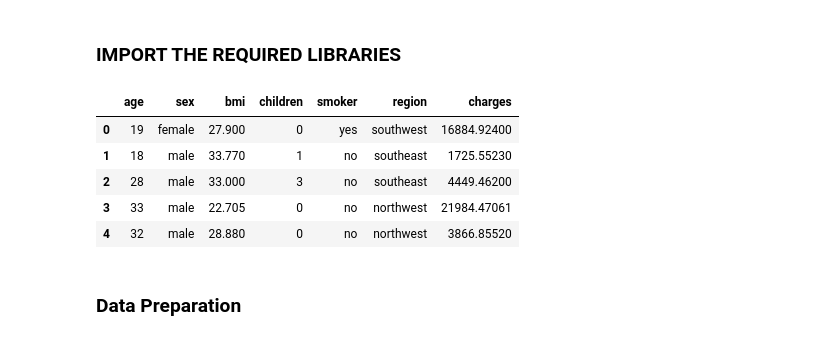
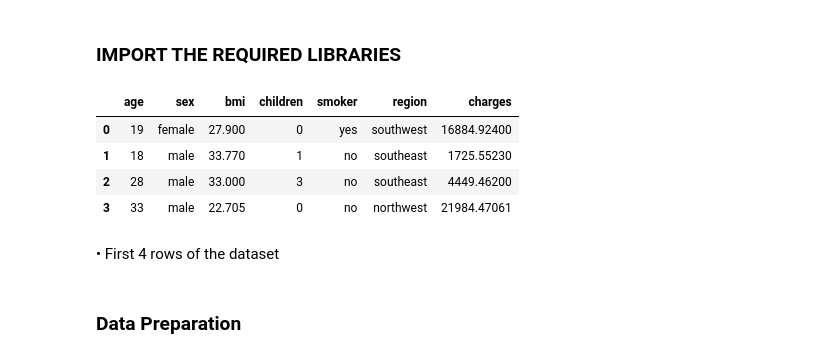
Before and after one commit to Lambertog/Polynomial_Regression2, a Jupyter notebook: Polynomial_Regression_on_Insurance_Data.ipynb, the cells around one changed output. Drawn from its saved outputs; the diff is of its cells as text; code cells hidden in the pictures.

```diff
--- a/Polynomial_Regression_on_Insurance_Data.ipynb
+++ b/Polynomial_Regression_on_Insurance_Data.ipynb
@@ -7,16 +7,18 @@ from sklearn.preprocessing import StandardScaler
 from sklearn.preprocessing import LabelEncoder
 from sklearn.linear_model import LinearRegression
 from sklearn.model_selection import train_test_split
-# %%
-data = pd.read_csv("insurance.csv")
-data.head()
-# %% [output]
-|  | age | sex | bmi | children | smoker | region | charges |
-| 0 | 19 | female | 27.900 | 0 | yes | southwest | 16884.92400 |
-| 1 | 18 | male | 33.770 | 1 | no | southeast | 1725.55230 |
-| 2 | 28 | male | 33.000 | 3 | no | southeast | 4449.46200 |
-| 3 | 33 | male | 22.705 | 0 | no | northwest | 21984.47061 |
-| 4 | 32 | male | 28.880 | 0 | no | northwest | 3866.85520 |
+# %%
+#data = pd.read_csv("insurance.csv")
+data = pd.read_csv('/Users/lambertagunbiade/Desktop/SUPERVISED MACHINE LEARNING /insurance.csv')
+data.head(4)
+# %% [output]
+|  | age | sex | bmi | children | smoker | region | charges |
+| 0 | 19 | female | 27.900 | 0 | yes | southwest | 16884.92400 |
+| 1 | 18 | male | 33.770 | 1 | no | southeast | 1725.55230 |
+| 2 | 28 | male | 33.000 | 3 | no | southeast | 4449.46200 |
+| 3 | 33 | male | 22.705 | 0 | no | northwest | 21984.47061 |
+# %% [markdown]
+• First 4 rows of the dataset
 # %% [markdown]
 ### Data Preparation
 # %%
```
Also changed, not shown: parts of 37 cells of this notebook.
